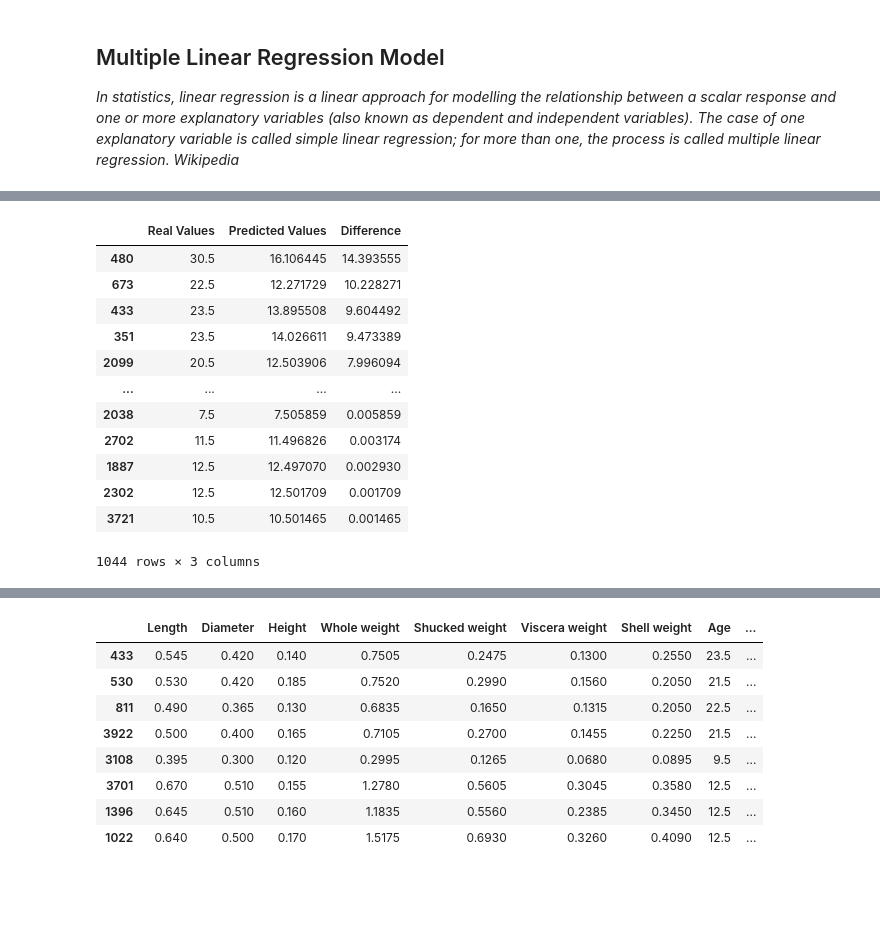
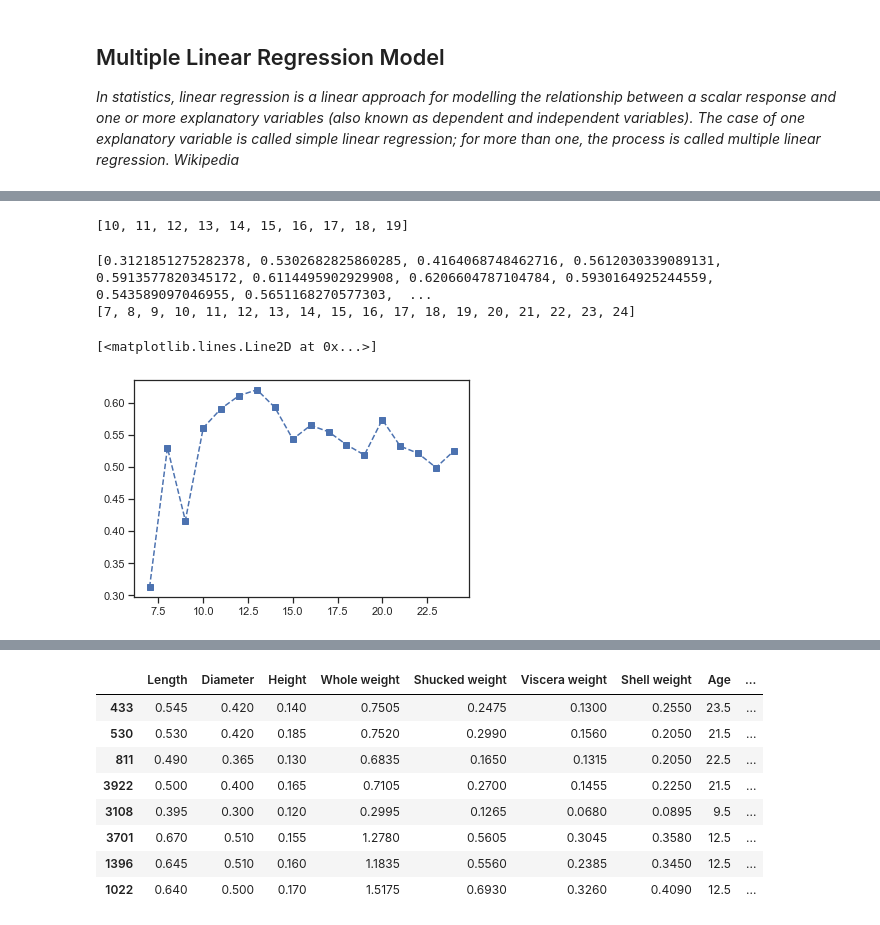
Before and after one commit to joycorrine/springboard, a Jupyter notebook: 2-CapstoneAbalone/Notebooks/Cap2ModelingAbalone.ipynb, the cells around one changed output, grey strips where cells are left out. Cells and saved outputs as stored; diff of their text form; code cells hidden in the pictures; blank space fills up the shorter version.

Commit message:
updated modeling

```diff
--- a/2-CapstoneAbalone/Notebooks/Cap2ModelingAbalone.ipynb
+++ b/2-CapstoneAbalone/Notebooks/Cap2ModelingAbalone.ipynb
@@ -116,18 +116,59 @@ df['Difference'] = abs(df['Real Values'] - df['Predicted Values'])
 
 #Sort new table by the highest absolute differences
 df.sort_values(by=['Difference'], ascending=False, inplace=True)
-df
-# %% [output]
-|  | Real Values | Predicted Values | Difference |
-| 480 | 30.5 | 16.106445 | 14.393555 |
-| 673 | 22.5 | 12.271729 | 10.228271 |
-| 433 | 23.5 | 13.895508 | 9.604492 |
-| 351 | 23.5 | 14.026611 | 9.473389 |
-| 2099 | 20.5 | 12.503906 | 7.996094 |
-| ... | ... | ... | ... |
-| 2038 | 7.5 | 7.505859 | 0.005859 |
-| 2702 | 11.5 | 11.496826 | 0.003174 |
-| 1887 | 12.5 | 12.497070 | 0.002930 |
-| 2302 | 12.5 | 12.501709 | 0.001709 |
-| 3721 | 10.5 | 10.501465 | 0.001465 |
-1044 rows × 3 columns
+# %%
+list_to_use = [*range(10, 20, 1)]
+print(list_to_use)
+# %% [output]
+[10, 11, 12, 13, 14, 15, 16, 17, 18, 19]
+# %%
+#TESTING MR ON 12.5 AND BELOW ABALONES
+test_thresholds = [*range(7, 25, 1)]
+
+r_squares = []
+threshold = []
+
+for test_threshold in test_thresholds:
+    abalone_data_12 = abalone_data[abalone_data['Age'] <= test_threshold]
+    X = abalone_data_12.drop('Age', axis = 1)
+    y = abalone_data_12['Age']
+
+    #Transform data so that it has a mean of 0 and std of 1
+    standardScale = StandardScaler()
+    standardScale.fit_transform(X)
+
+    #Split data into train and test data
+    X_train, X_test, y_train, y_test = train_test_split(X, y, test_size = 0.25)
+
+    #Create the linear regression model
+    regr = linear_model.LinearRegression()
+
+    #Fit the model to training data
+    regr.fit(X_train, y_train)
+
+    #Predict the test results
+    y_pred = regr.predict(X_test)
+
+    #Evaluate multiple regression model performance
+    regR2score =r2_score(y_test, y_pred)
+    MSEreg = mean_squared_error(y_test, y_pred)
+    RMSEreg = np.sqrt(mean_squared_error(y_test, y_pred))
+
+    # print('Current test threshold:', test_threshold)
+    # print('R2 score:', regR2score)
+    # print('MSE (mean squared error):', MSEreg)
+    # print('RMSE (root mean squared error):', RMSEreg)
+    # print('-------------------------')
+    r_squares.append(regR2score)
+    threshold.append(test_threshold)
+
+print(r_squares)
+print(threshold)
+# %% [output]
+[0.3121851275282378, 0.5302682825860285, 0.4164068748462716, 0.5612030339089131, 0.5913577820345172, 0.6114495902929908, 0.6206604787104784, 0.5930164925244559, 0.543589097046955, 0.5651168270577303,  ...
+[7, 8, 9, 10, 11, 12, 13, 14, 15, 16, 17, 18, 19, 20, 21, 22, 23, 24]
+# %%
+plt.plot(threshold, r_squares, 'bs--')
+# %% [output]
+[<matplotlib.lines.Line2D at 0x...>]
+[figure, added]
```
Also changed, not shown: parts of 5 cells of this notebook.
